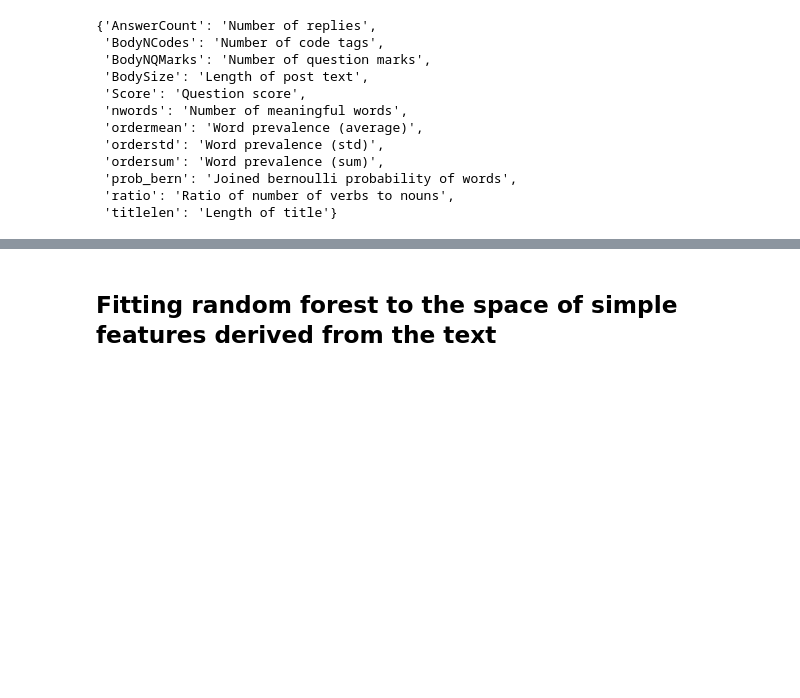
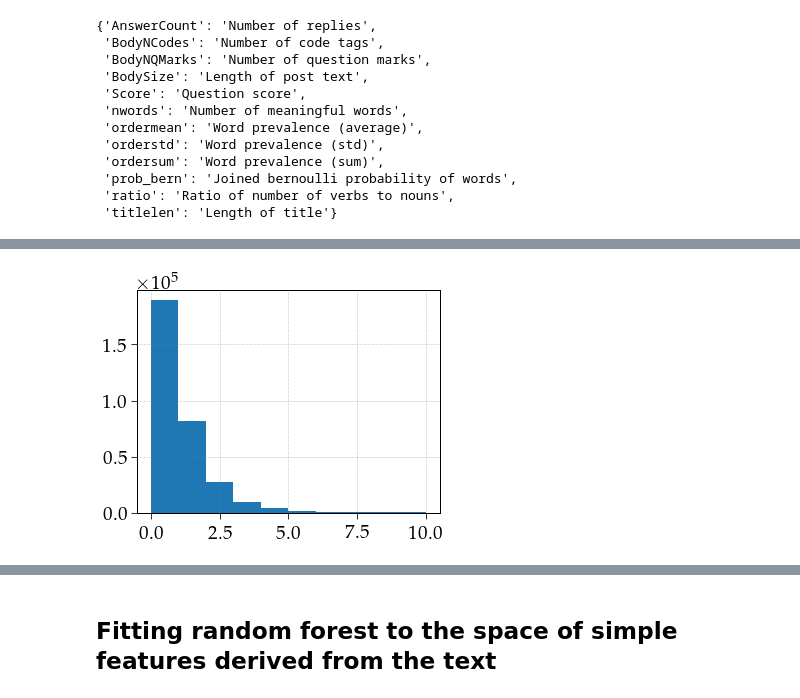
Before and after one commit to AkagiShigeru/incubator-overflow, a Jupyter notebook: stackoverflow-answer-category.ipynb, the cells around one changed output, grey strips where cells are left out. Drawn from its saved outputs; the diff is of its cells as text; code cells hidden in the pictures; blank space fills up the shorter version.

```diff
--- a/stackoverflow-answer-category.ipynb
+++ b/stackoverflow-answer-category.ipynb
@@ -118,0 +128,4 @@ qstest.timecat.hist(color="red", lw=2, histtype="step", bins=timecat_bins)
+# %%
+qstrain.Score.hist(bins=10, range=[0,10]);
+# %% [output]
+[figure, added]
```
Also changed, not shown: parts of 42 cells of this notebook, 2 other files.
